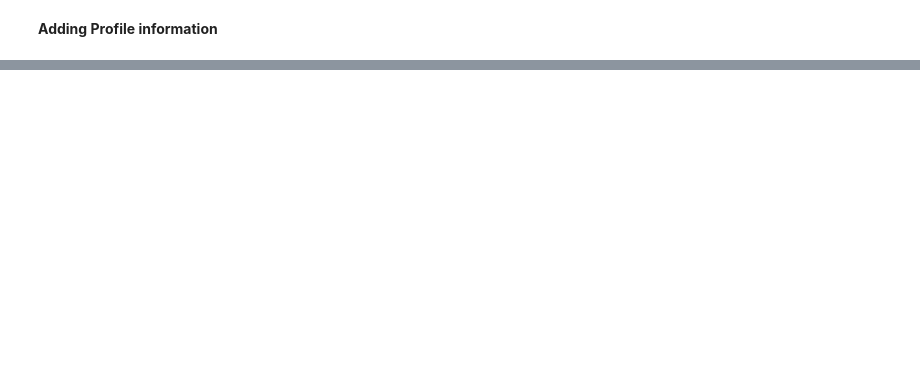
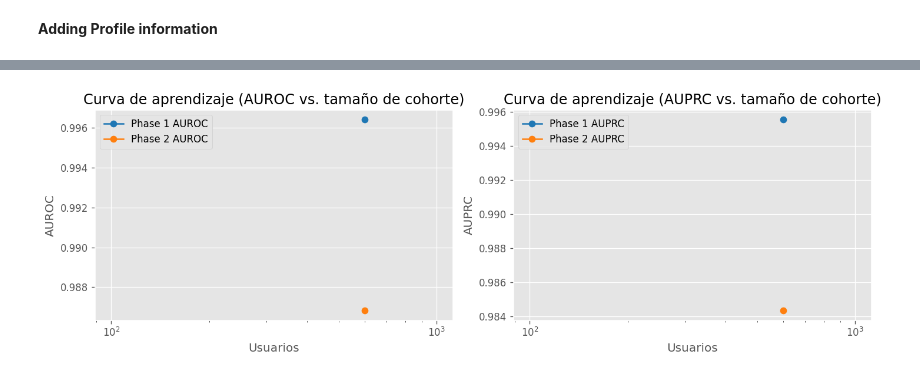
Before and after one commit to gabrielam-projects/DL-timeseries, a Jupyter notebook: Experimentos/mTAN/classification.ipynb, the cells around one changed output, grey strips where cells are left out. Cells and saved outputs as stored; diff of their text form; code cells hidden in the pictures; blank space fills up the shorter version.

Commit message:
Phase 1 y 2

```diff
--- a/Experimentos/mTAN/classification.ipynb
+++ b/Experimentos/mTAN/classification.ipynb
@@ -944,0 +950,14 @@ print(format_table(auroc_p1, auprc_p1, auroc_p2, auprc_p2))
+# %%
+import json
+RES_PATH = DATA_DIR / "phase_results_summary.json"
+summary_item = {
+    "cohort_users": len(set([u for u,_ in meta])),
+    "phase1": {"auroc": float(auroc_p1), "auprc": float(auprc_p1)},
+    "phase2": {"auroc": float(auroc_p2), "auprc": float(auprc_p2)}
+}
+try:
+    existing = json.loads(RES_PATH.read_text())
+except:
+    existing = []
+existing.append(summary_item)
+RES_PATH.write_text(json.dumps(existing, indent=2))
@@ -944,0 +1111,28 @@ print(format_table(auroc_p1, auprc_p1, auroc_p2, auprc_p2))
+# %%
+import json
+import matplotlib.pyplot as plt
+
+RES_PATH = DATA_DIR / "phase_results_summary.json"
+data = json.loads(RES_PATH.read_text())
+data = sorted(data, key=lambda x: x['cohort_users'])
+
+sizes = [d['cohort_users'] for d in data]
+p1_auroc = [d['phase1']['auroc'] for d in data]
+p2_auroc = [d['phase2']['auroc'] for d in data]
+p1_auprc = [d['phase1']['auprc'] for d in data]
+p2_auprc = [d['phase2']['auprc'] for d in data]
+
+fig, ax = plt.subplots(1,2, figsize=(12,4), dpi=120)
+ax[0].plot(sizes, p1_auroc, marker='o', label='Phase 1 AUROC', color='#1f77b4')
+ax[0].plot(sizes, p2_auroc, marker='o', label='Phase 2 AUROC', color='#ff7f0e')
+ax[0].set_title('Curva de aprendizaje (AUROC vs. tamaño de cohorte)')
+ax[0].set_xlabel('Usuarios'); ax[0].set_ylabel('AUROC'); ax[0].set_xscale('log'); ax[0].legend()
+
+ax[1].plot(sizes, p1_auprc, marker='o', label='Phase 1 AUPRC', color='#1f77b4')
+ax[1].plot(sizes, p2_auprc, marker='o', label='Phase 2 AUPRC', color='#ff7f0e')
+ax[1].set_title('Curva de aprendizaje (AUPRC vs. tamaño de cohorte)')
+ax[1].set_xlabel('Usuarios'); ax[1].set_ylabel('AUPRC'); ax[1].set_xscale('log'); ax[1].legend()
+
+plt.tight_layout(); plt.show()
+# %% [output]
+[figure, added]
```
Also changed, not shown: parts of 8 cells of this notebook.
